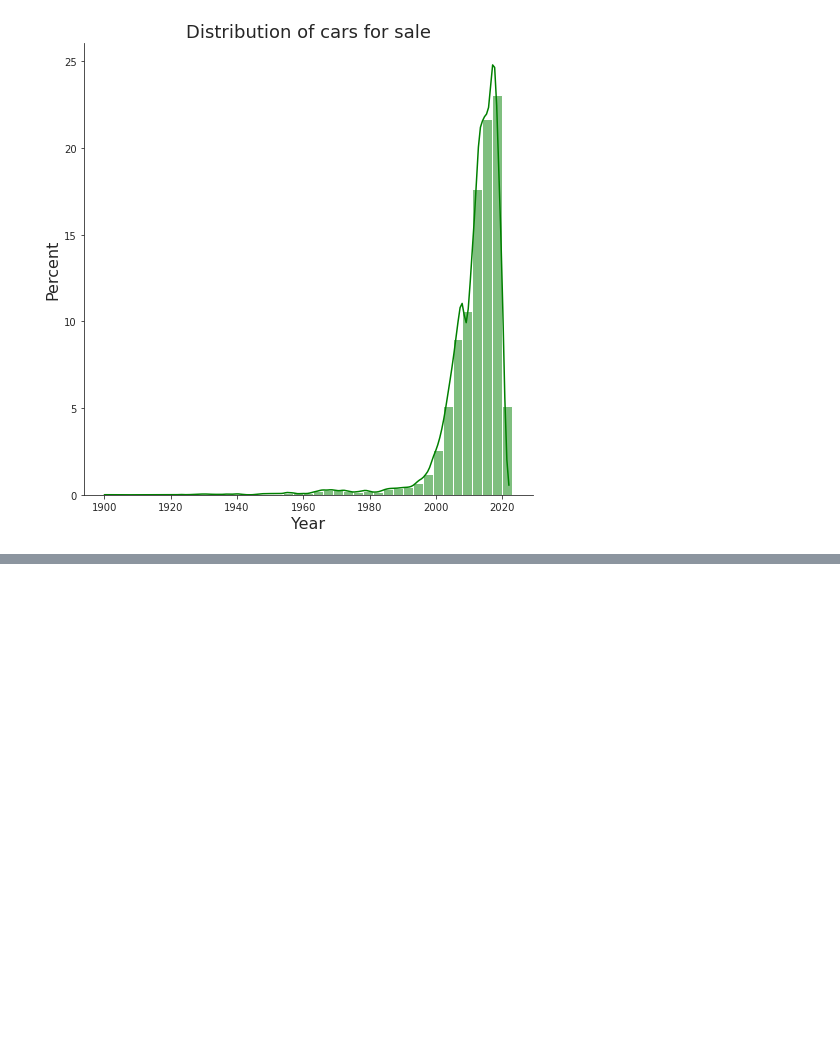
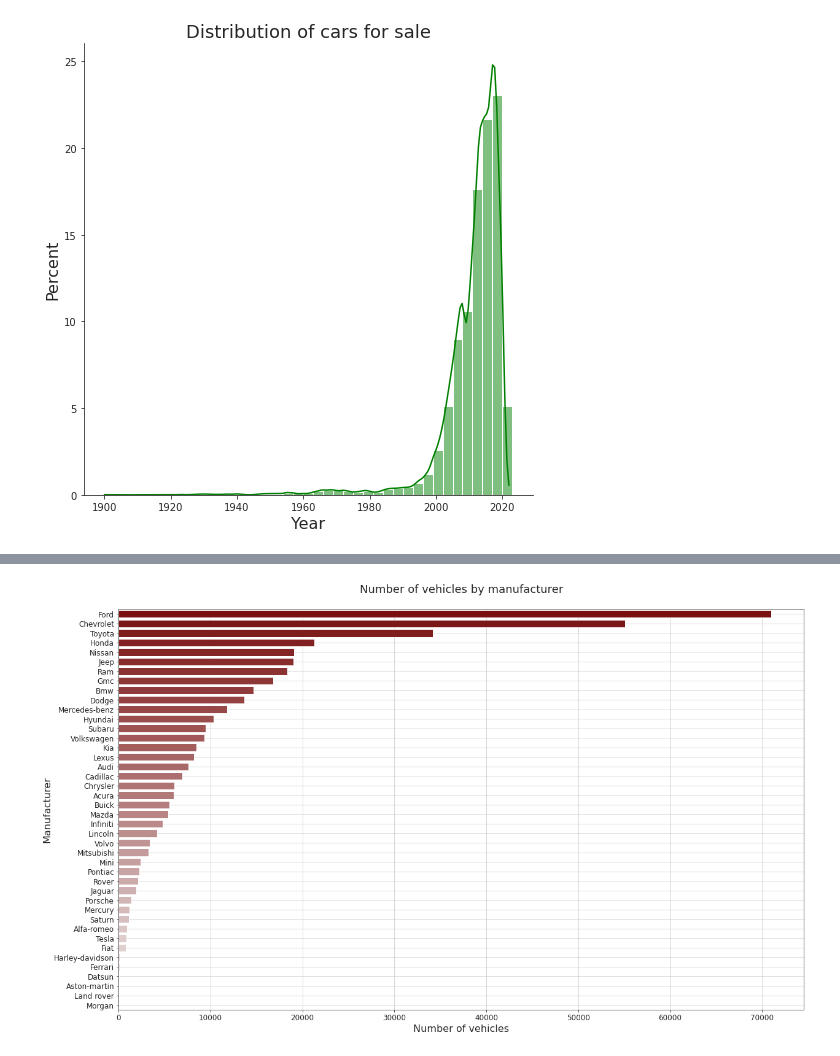
Before and after one commit to Mr0l3/used-cars-analysis, a Jupyter notebook: used-cars-analysis.ipynb, the cells around one changed output, grey strips where cells are left out. Cells and saved outputs as stored; diff of their text form; code cells hidden in the pictures; blank space fills up the shorter version.

Commit message:
Add plot of number of cars by manufacturer

```diff
--- a/used-cars-analysis.ipynb
+++ b/used-cars-analysis.ipynb
@@ -140,0 +143,3 @@ plt.show()
+# %%
+brand_count = df.groupby('manufacturer')['id'].nunique().sort_values(ascending=False)
+brand_count
@@ -140,0 +164,20 @@ plt.show()
+# %%
+indexes = [i.capitalize() for i in brand_count.index]
+
+# Plot
+plt.figure(figsize=(20, 12))
+
+sns.set_style('ticks')
+sns.barplot(x=brand_count.values, y=indexes, palette=sns.light_palette('darkred', reverse=True, n_colors=len(brand_count)))
+plt.grid(True)
+
+plt.xticks(fontsize=12)
+plt.yticks(fontsize=12)
+
+plt.title('Number of vehicles by manufacturer\n', fontdict={'fontsize': 18})
+plt.ylabel('Manufacturer', fontdict={'fontsize': 16})
+plt.xlabel('Number of vehicles', fontdict={'fontsize': 16})
+
+plt.show()
+# %% [output]
+[figure, added]
```
Also changed, not shown: parts of 2 cells of this notebook, 8 other files.
